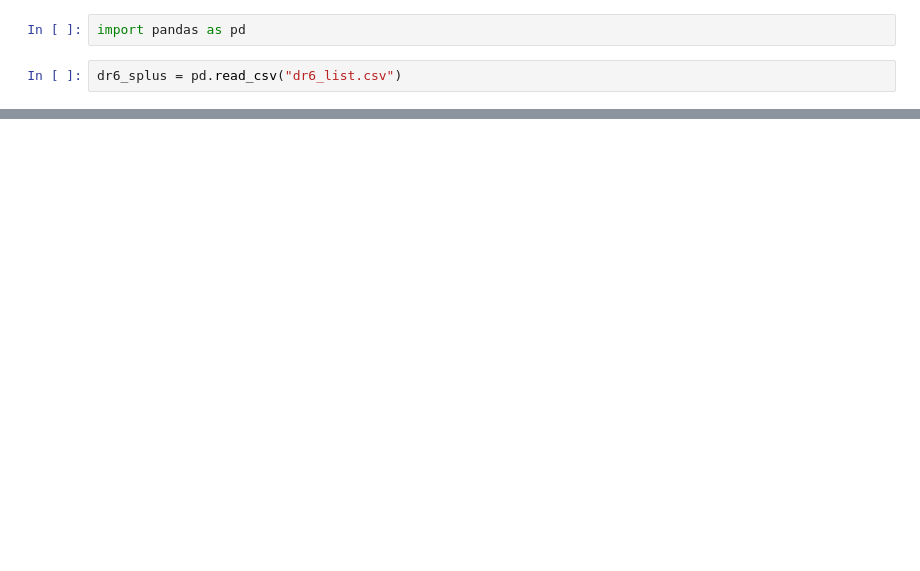
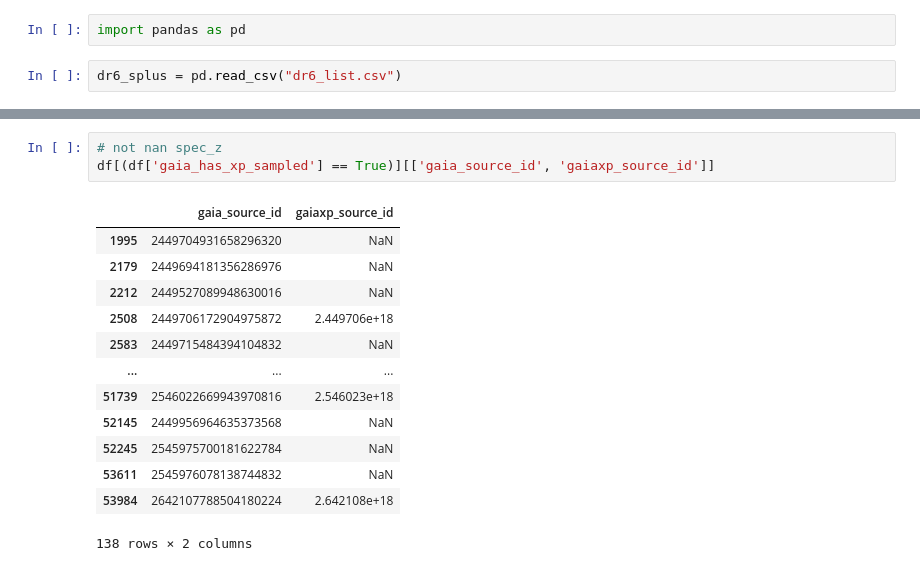
Before and after one commit to Schwarzam/projetoFM, a Jupyter notebook: datasets.ipynb, the cells around one changed output, grey strips where cells are left out. Cells and saved outputs as stored; diff of their text form; blank space fills up the shorter version.

```diff
--- a/datasets.ipynb
+++ b/datasets.ipynb
@@ -1400,0 +1198,17 @@ df = pd.read_parquet("datacube_HYDRA-0011.parquet")
+# %%
+# not nan spec_z
+df[(df['gaia_has_xp_sampled'] == True)][['gaia_source_id', 'gaiaxp_source_id']]
+# %% [output]
+|  | gaia_source_id | gaiaxp_source_id |
+| 1995 | 2449704931658296320 | NaN |
+| 2179 | 2449694181356286976 | NaN |
+| 2212 | 2449527089948630016 | NaN |
+| 2508 | 2449706172904975872 | 2.449706e+18 |
+| 2583 | 2449715484394104832 | NaN |
+| ... | ... | ... |
+| 51739 | 2546022669943970816 | 2.546023e+18 |
+| 52145 | 2449956964635373568 | NaN |
+| 52245 | 2545975700181622784 | NaN |
+| 53611 | 2545976078138744832 | NaN |
+| 53984 | 2642107788504180224 | 2.642108e+18 |
+138 rows × 2 columns
```
Also changed, not shown: parts of 13 cells of this notebook, 1 other file.
